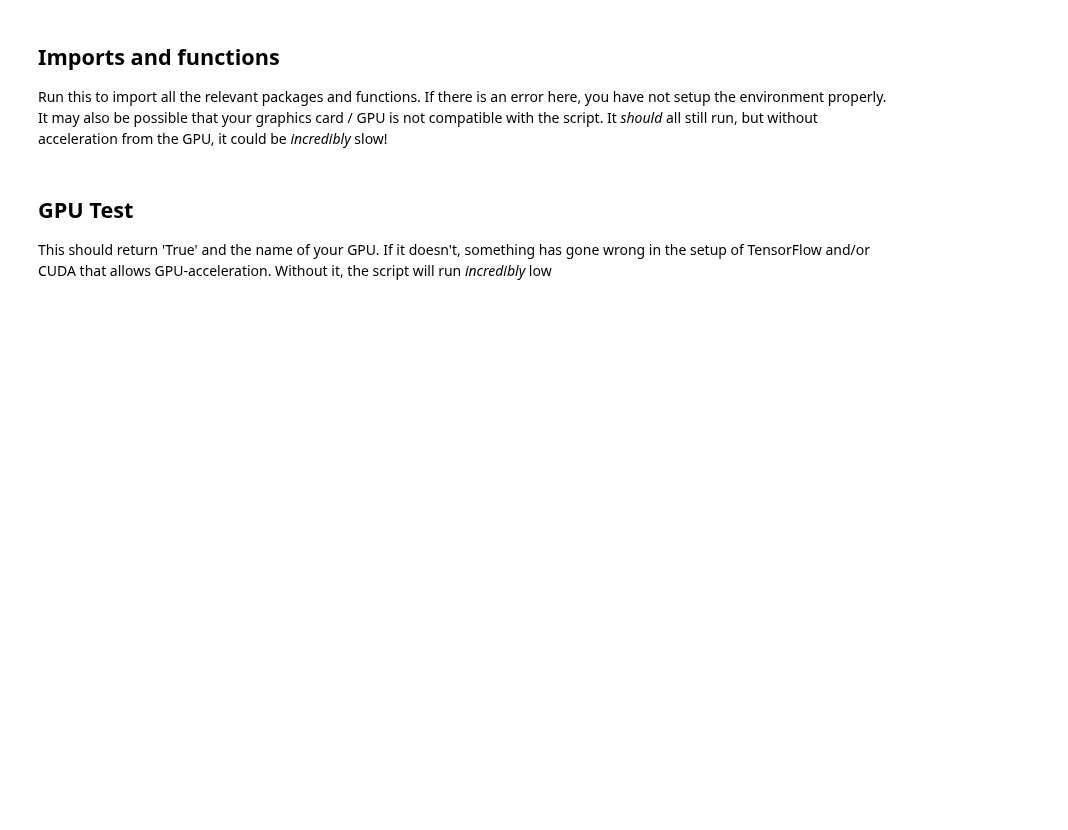
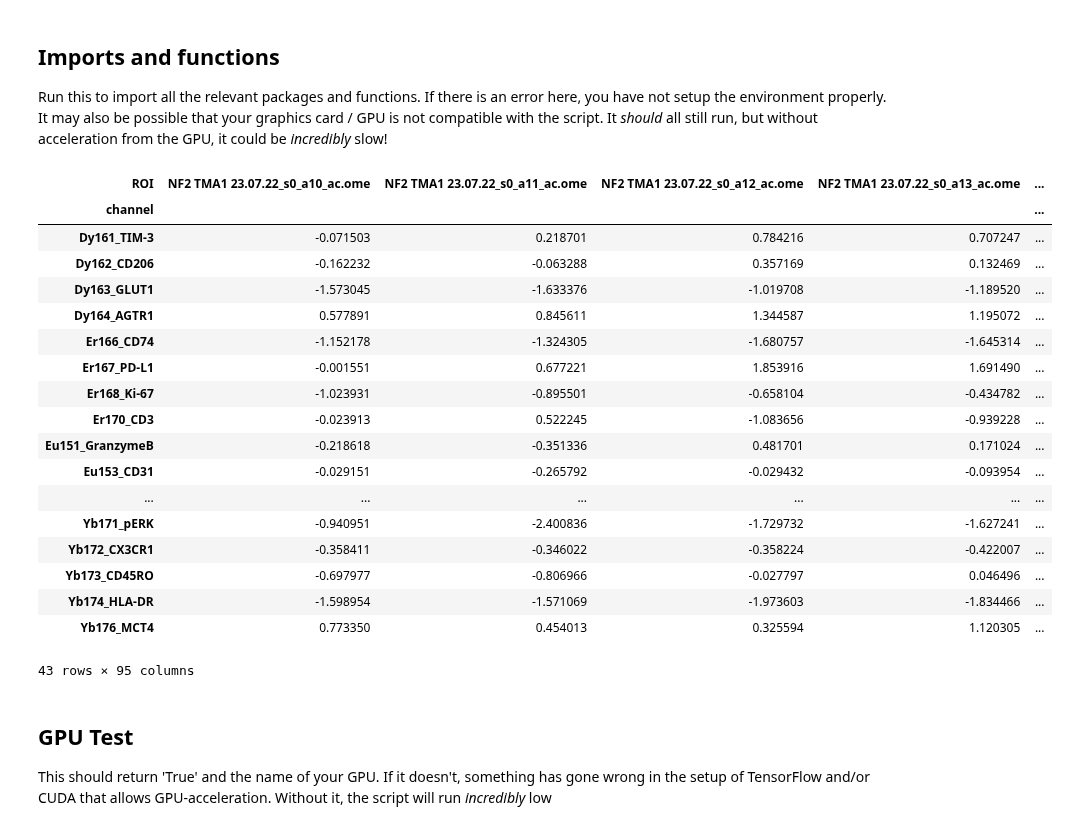
Before and after one commit to dr-michael-haley/imcanalysis, a Jupyter notebook: Mike_IMC_Denoise.ipynb, the cells around one changed output. Drawn from its saved outputs; the diff is of its cells as text; code cells hidden in the pictures; blank space fills up the shorter version.

```diff
--- a/Mike_IMC_Denoise.ipynb
+++ b/Mike_IMC_Denoise.ipynb
@@ -9,0 +15,26 @@ Run this to import all the relevant packages and functions. If there is an error
+# %%
+results_pivot = pd.pivot_table(results_df, index='channel',columns='ROI', values='mean')
+results_pivot
+results_pivot =  = results_pivot.div(results_pivot.max(axis=1), axis=0)
+
+results_pivot = results_pivot.apply(zscore, axis=0)
+# %% [output]
+| ROI | NF2 TMA1 23.07.22_s0_a10_ac.ome | NF2 TMA1 23.07.22_s0_a11_ac.ome | NF2 TMA1 23.07.22_s0_a12_ac.ome | NF2 TMA1 23.07.22_s0_a13_ac.ome | ... |
+| channel |  |  |  |  | ... |
+| Dy161_TIM-3 | -0.071503 | 0.218701 | 0.784216 | 0.707247 | ... |
+| Dy162_CD206 | -0.162232 | -0.063288 | 0.357169 | 0.132469 | ... |
+| Dy163_GLUT1 | -1.573045 | -1.633376 | -1.019708 | -1.189520 | ... |
+| Dy164_AGTR1 | 0.577891 | 0.845611 | 1.344587 | 1.195072 | ... |
+| Er166_CD74 | -1.152178 | -1.324305 | -1.680757 | -1.645314 | ... |
+| Er167_PD-L1 | -0.001551 | 0.677221 | 1.853916 | 1.691490 | ... |
+| Er168_Ki-67 | -1.023931 | -0.895501 | -0.658104 | -0.434782 | ... |
+| Er170_CD3 | -0.023913 | 0.522245 | -1.083656 | -0.939228 | ... |
+| Eu151_GranzymeB | -0.218618 | -0.351336 | 0.481701 | 0.171024 | ... |
+| Eu153_CD31 | -0.029151 | -0.265792 | -0.029432 | -0.093954 | ... |
+| ... | ... | ... | ... | ... | ... |
+| Yb171_pERK | -0.940951 | -2.400836 | -1.729732 | -1.627241 | ... |
+| Yb172_CX3CR1 | -0.358411 | -0.346022 | -0.358224 | -0.422007 | ... |
+| Yb173_CD45RO | -0.697977 | -0.806966 | -0.027797 | 0.046496 | ... |
+| Yb174_HLA-DR | -1.598954 | -1.571069 | -1.973603 | -1.834466 | ... |
+| Yb176_MCT4 | 0.773350 | 0.454013 | 0.325594 | 1.120305 | ... |
+43 rows × 95 columns
```
Also changed, not shown: parts of 9 cells of this notebook.
